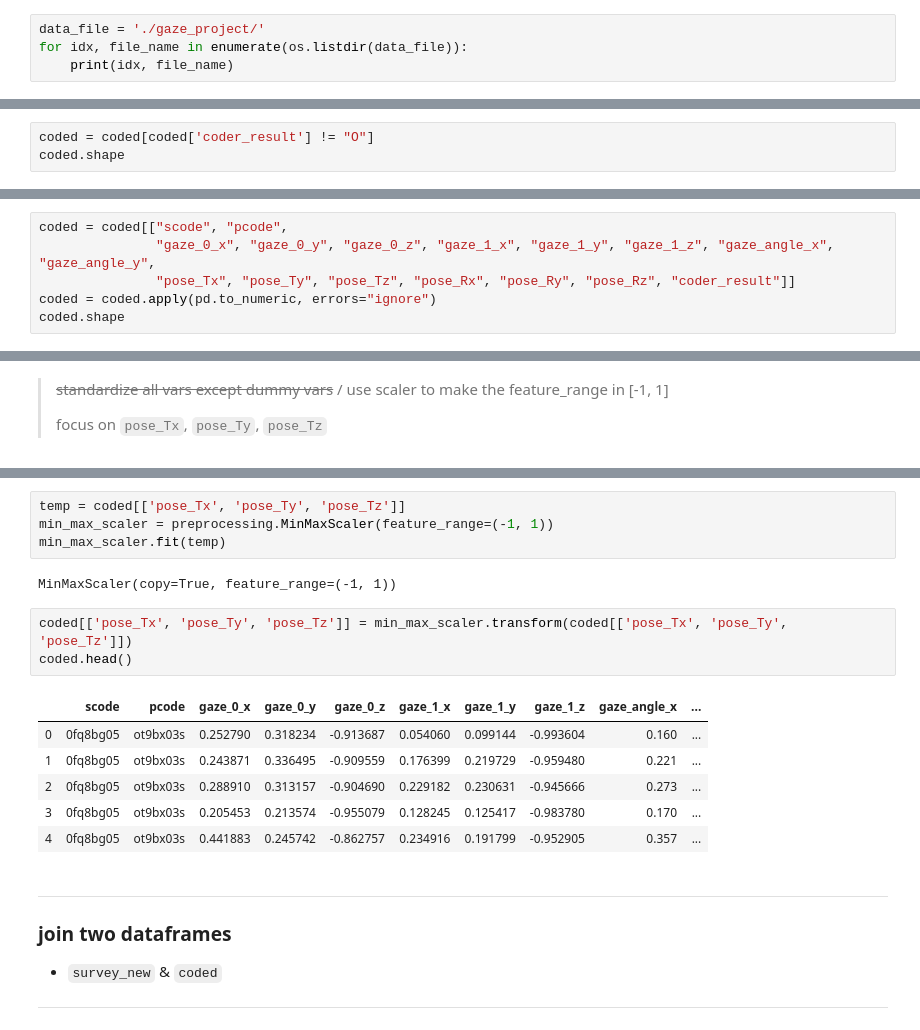
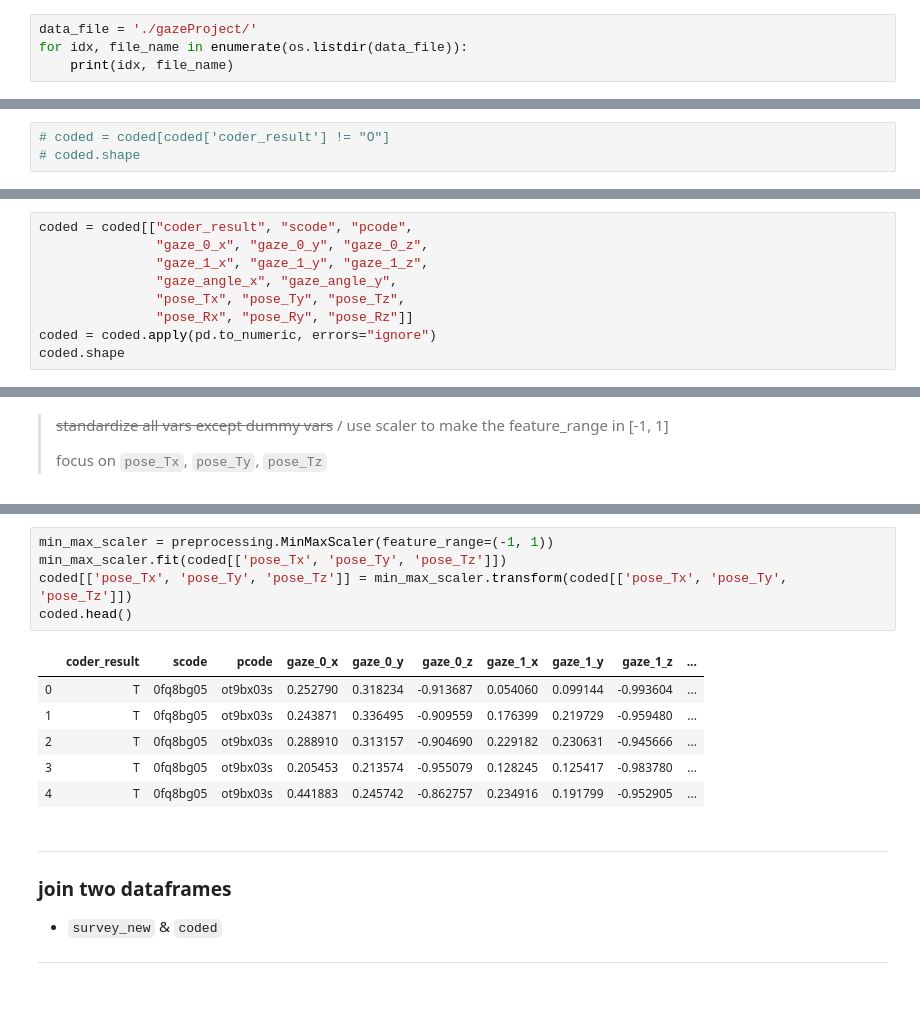
Before and after one commit to huning2009/specialIssue, a Jupyter notebook: gaze/v2/gaze_proj_classifier.ipynb, the cells around one changed output, grey strips where cells are left out. Drawn from its saved outputs; the diff is of its cells as text; blank space fills up the shorter version.

```diff
--- a/gaze/v2/gaze_proj_classifier.ipynb
+++ b/gaze/v2/gaze_proj_classifier.ipynb
@@ -42,7 +51,7 @@ warnings.filterwarnings('ignore')
 pd.set_option('display.max_rows', 500)
 pd.set_option('display.max_columns', 300)
 # %%
-data_file = './gaze_project/'
+data_file = './gazeProject/'
 for idx, file_name in enumerate(os.listdir(data_file)):
     print(idx, file_name)
 # %% [output]
@@ -121,3 +133,3 @@ Name: coder_result, dtype: int64
 # %%
-coded = coded[coded['coder_result'] != "O"]
-coded.shape
+# coded = coded[coded['coder_result'] != "O"]
+# coded.shape
@@ -160,7 +170,10 @@ coded.shape
 # %%
-coded = coded[["scode", "pcode",
-               "gaze_0_x", "gaze_0_y", "gaze_0_z", "gaze_1_x", "gaze_1_y", "gaze_1_z", "gaze_angle_x", "gaze_angle_y",
-               "pose_Tx", "pose_Ty", "pose_Tz", "pose_Rx", "pose_Ry", "pose_Rz", "coder_result"]]
+coded = coded[["coder_result", "scode", "pcode",
+               "gaze_0_x", "gaze_0_y", "gaze_0_z",
+               "gaze_1_x", "gaze_1_y", "gaze_1_z",
+               "gaze_angle_x", "gaze_angle_y",
+               "pose_Tx", "pose_Ty", "pose_Tz",
+               "pose_Rx", "pose_Ry", "pose_Rz"]]
 coded = coded.apply(pd.to_numeric, errors="ignore")
 coded.shape
 # %% [output]
@@ -184,19 +197,15 @@ coded.describe()
-# %%
-temp = coded[['pose_Tx', 'pose_Ty', 'pose_Tz']]
-min_max_scaler = preprocessing.MinMaxScaler(feature_range=(-1, 1))
-min_max_scaler.fit(temp)
-# %% [output]
-MinMaxScaler(copy=True, feature_range=(-1, 1))
 # %%
+min_max_scaler = preprocessing.MinMaxScaler(feature_range=(-1, 1))
+min_max_scaler.fit(coded[['pose_Tx', 'pose_Ty', 'pose_Tz']])
 coded[['pose_Tx', 'pose_Ty', 'pose_Tz']] = min_max_scaler.transform(coded[['pose_Tx', 'pose_Ty', 'pose_Tz']])
 coded.head()
 # %% [output]
-|  | scode | pcode | gaze_0_x | gaze_0_y | gaze_0_z | gaze_1_x | gaze_1_y | gaze_1_z | gaze_angle_x | ... |
-| 0 | 0fq8bg05 | ot9bx03s | 0.252790 | 0.318234 | -0.913687 | 0.054060 | 0.099144 | -0.993604 | 0.160 | ... |
-| 1 | 0fq8bg05 | ot9bx03s | 0.243871 | 0.336495 | -0.909559 | 0.176399 | 0.219729 | -0.959480 | 0.221 | ... |
-| 2 | 0fq8bg05 | ot9bx03s | 0.288910 | 0.313157 | -0.904690 | 0.229182 | 0.230631 | -0.945666 | 0.273 | ... |
-| 3 | 0fq8bg05 | ot9bx03s | 0.205453 | 0.213574 | -0.955079 | 0.128245 | 0.125417 | -0.983780 | 0.170 | ... |
-| 4 | 0fq8bg05 | ot9bx03s | 0.441883 | 0.245742 | -0.862757 | 0.234916 | 0.191799 | -0.952905 | 0.357 | ... |
+|  | coder_result | scode | pcode | gaze_0_x | gaze_0_y | gaze_0_z | gaze_1_x | gaze_1_y | gaze_1_z | ... |
+| 0 | T | 0fq8bg05 | ot9bx03s | 0.252790 | 0.318234 | -0.913687 | 0.054060 | 0.099144 | -0.993604 | ... |
+| 1 | T | 0fq8bg05 | ot9bx03s | 0.243871 | 0.336495 | -0.909559 | 0.176399 | 0.219729 | -0.959480 | ... |
+| 2 | T | 0fq8bg05 | ot9bx03s | 0.288910 | 0.313157 | -0.904690 | 0.229182 | 0.230631 | -0.945666 | ... |
+| 3 | T | 0fq8bg05 | ot9bx03s | 0.205453 | 0.213574 | -0.955079 | 0.128245 | 0.125417 | -0.983780 | ... |
+| 4 | T | 0fq8bg05 | ot9bx03s | 0.441883 | 0.245742 | -0.862757 | 0.234916 | 0.191799 | -0.952905 | ... |
 # %% [markdown]
 ---
 ### join two dataframes
```
Also changed, not shown: parts of 39 cells of this notebook, 2 other files.
